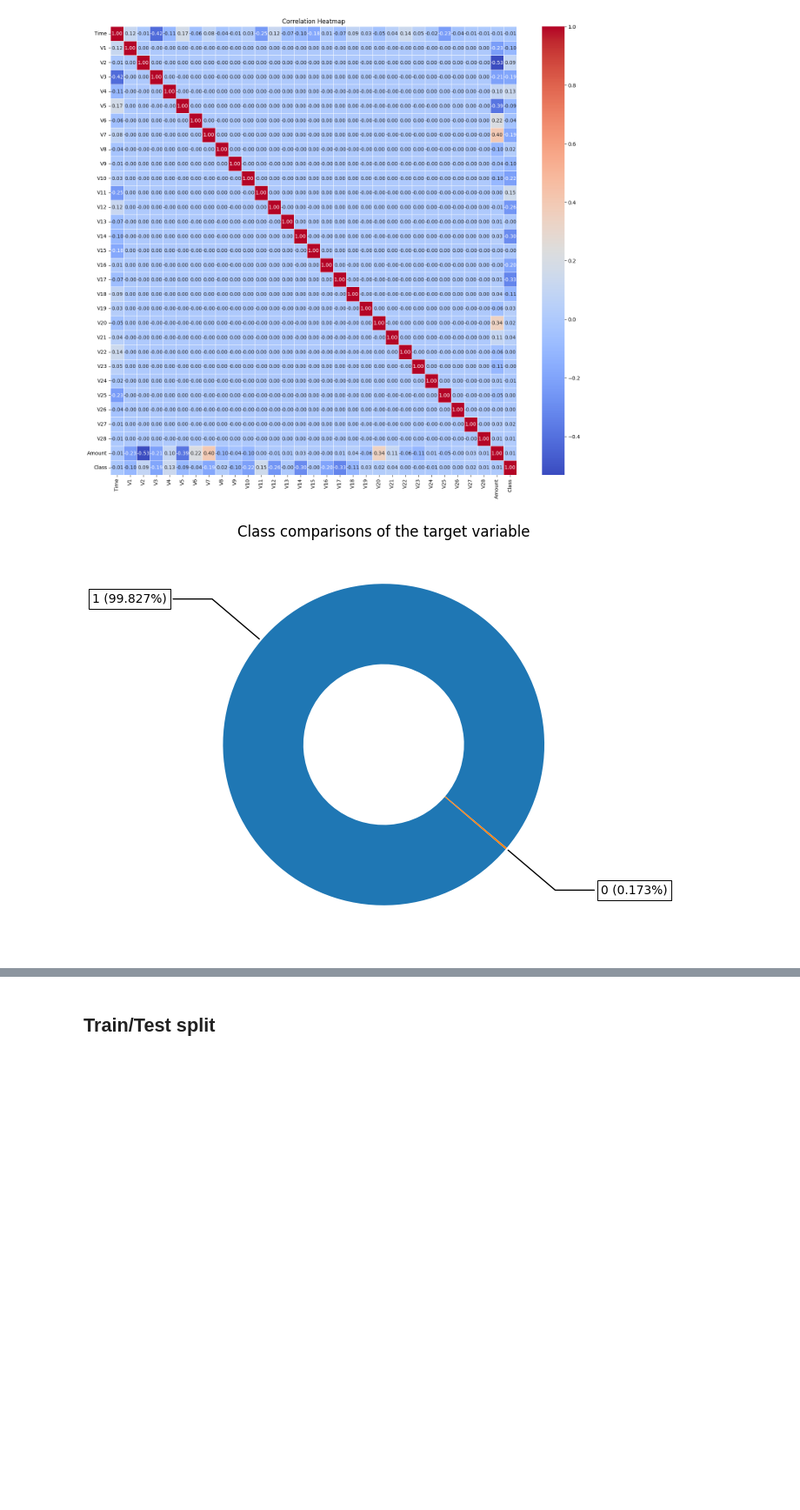
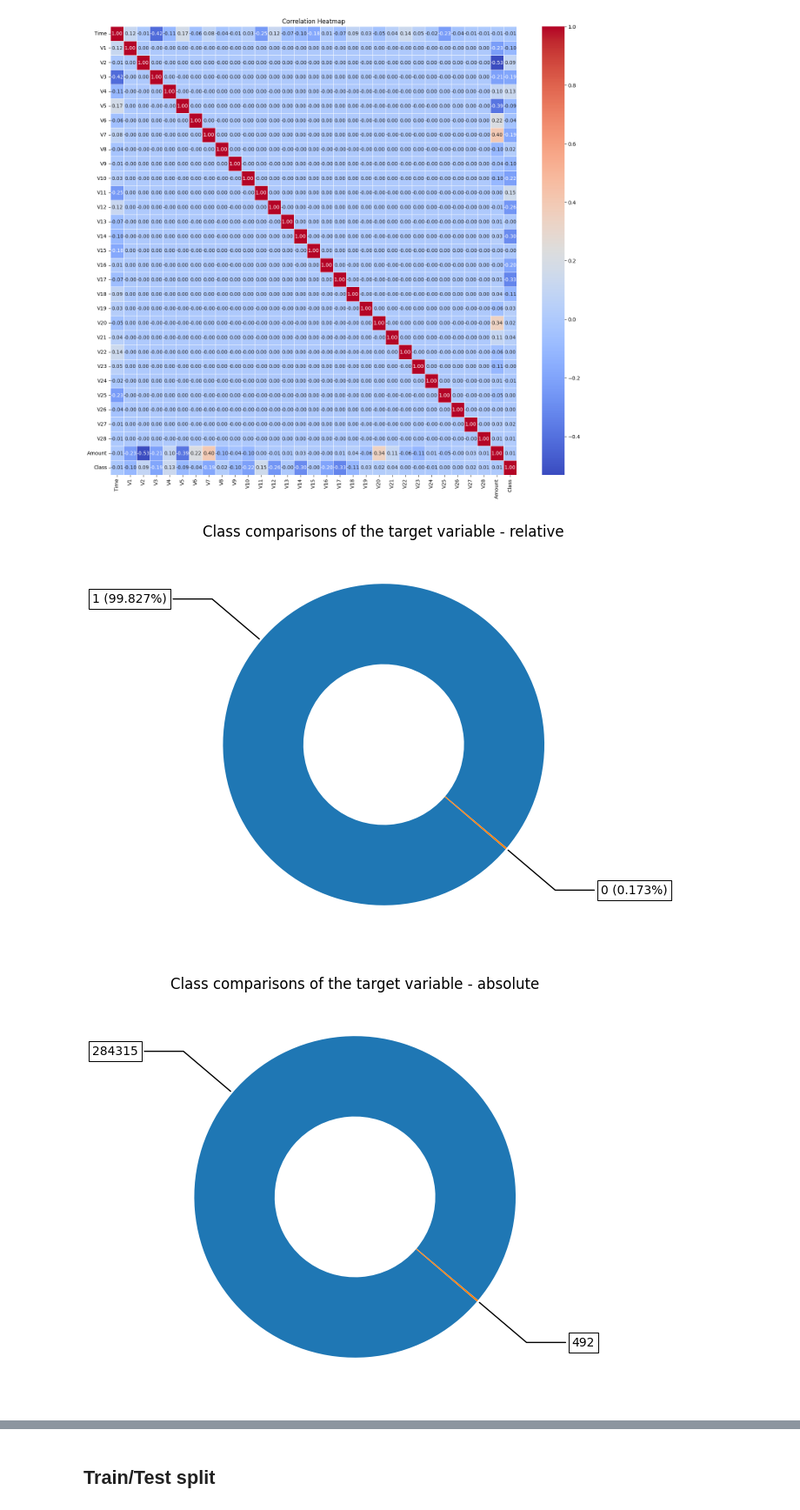
Before and after one commit to NickKirilov/My-PayPal, a Jupyter notebook: my_paypal.ipynb, the cells around one changed output, grey strips where cells are left out. Shown at 87% size. Drawn from its saved outputs; the diff is of its cells as text; code cells hidden in the pictures; blank space fills up the shorter version.

```diff
--- a/my_paypal.ipynb
+++ b/my_paypal.ipynb
@@ -66,31 +107,8 @@ target_list = df["Class"].value_counts().to_list()
 # %%
-fig, ax = plt.subplots(figsize=(6, 6), subplot_kw=dict(aspect="equal"))
-
-labels = ["1", "0"]
-
-total = sum(target_list)
-percentages = [f"{labels[i]} ({target_list[i] / total * 100:.3f}%)" for i in range(len(labels))]
-
-wedges, texts = ax.pie(target_list, wedgeprops=dict(width=0.5), startangle=-40)
-
-bbox_props = dict(boxstyle="square,pad=0.3", fc="w", ec="k", lw=0.72)
-kw = dict(arrowprops=dict(arrowstyle="-"),
-          bbox=bbox_props, zorder=0, va="center")
-
-for i, p in enumerate(wedges):
-    ang = (p.theta2 - p.theta1) / 2. + p.theta1
-    y = np.sin(np.deg2rad(ang))
-    x = np.cos(np.deg2rad(ang))
-    horizontalalignment = {-1: "right", 1: "left"}[int(np.sign(x))]
-    connectionstyle = f"angle,angleA=0,angleB={ang}"
-    kw["arrowprops"].update({"connectionstyle": connectionstyle})
-
-    ax.annotate(percentages[i], xy=(x, y), xytext=(1.35*np.sign(x), 1.4*y),
-                horizontalalignment=horizontalalignment, **kw)
-
-ax.set_title("Class comparisons of the target variable")
-
-plt.show()
+target_list = df["Class"].value_counts().to_list()
+visualize_class_balance(target_list)
+visualize_class_balance(target_list, abs_nums=True)
 # %% [output]
-[figure, old version]
+[figure, new version]
+[figure, added]
 # %% [markdown]
```
Also changed, not shown: parts of 16 cells of this notebook, 8 other files.
